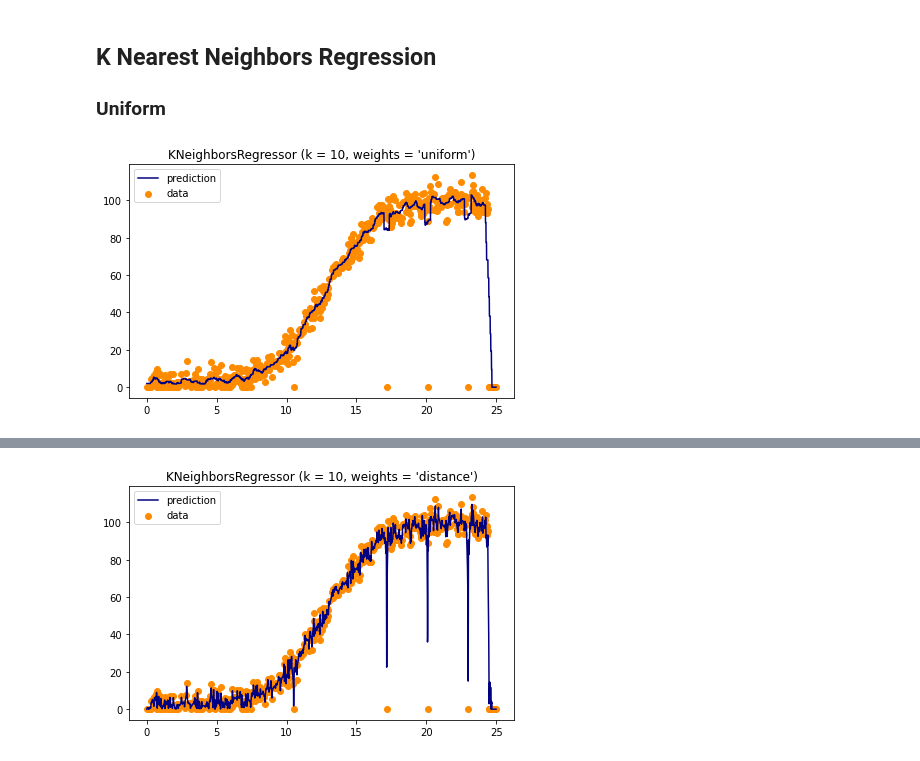
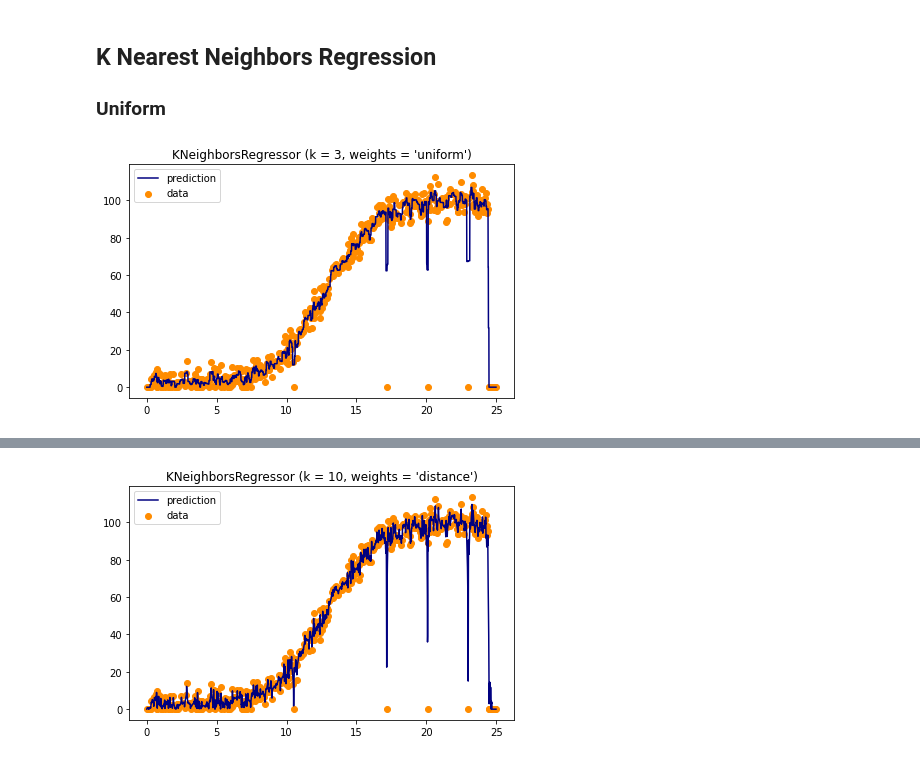
Before and after one commit to OtherBrian/fda-regression_project, a Jupyter notebook: Regression Project.ipynb, the cells around one changed output, grey strips where cells are left out. Cells and saved outputs as stored; diff of their text form; code cells hidden in the pictures.

```diff
--- a/Regression Project.ipynb
+++ b/Regression Project.ipynb
@@ -324,0 +325,21 @@ plt.show()
+# %%
+#same as above without the outliers
+no_zero_X = np.array(no_zero_x).reshape(-1, 1)
+
+clf = tree.DecisionTreeRegressor(max_depth=3)
+clf = clf.fit(no_zero_X, no_zero_y)
+
+# Predict
+X_test = np.arange(0.0, 25.0, 0.01)[:, np.newaxis]
+y_est = clf.predict(X_test)
+
+# Plot the results
+plt.figure()
+plt.scatter(no_zero_X, no_zero_y, s=20, edgecolor="black",
+            c="darkorange", label="data")
+plt.plot(X_test, y_est, color="cornflowerblue", linewidth=2)
+plt.xlabel("data")
+plt.ylabel("target")
+plt.title("Decision Tree Regression")
+plt.legend()
+plt.show()
@@ -346,21 +369,21 @@ tree.plot_tree(clf)
 # %%
 #https://scikit-learn.org/stable/auto_examples/neighbors/plot_regression.html#sphx-glr-auto-examples-neighbors-plot-regression-py
 
 from sklearn import neighbors
 
-n_neighbors = 10
+n_neighbors = 3
 
 knn = neighbors.KNeighborsRegressor(n_neighbors, weights='uniform')
 y_knn = knn.fit(X, y).predict(X_test)
 
 plt.scatter(X, y, color='darkorange', label='data')
 plt.plot(X_test, y_knn, color='navy', label='prediction')
 plt.axis('tight')
 plt.legend()
 plt.title("KNeighborsRegressor (k = %i, weights = '%s')" % (n_neighbors,
                                                                 'uniform'))
 
 plt.tight_layout()
 plt.show()
 # %% [output]
-[figure, old version]
+[figure, new version]
```
Also changed, not shown: parts of 5 cells of this notebook.
